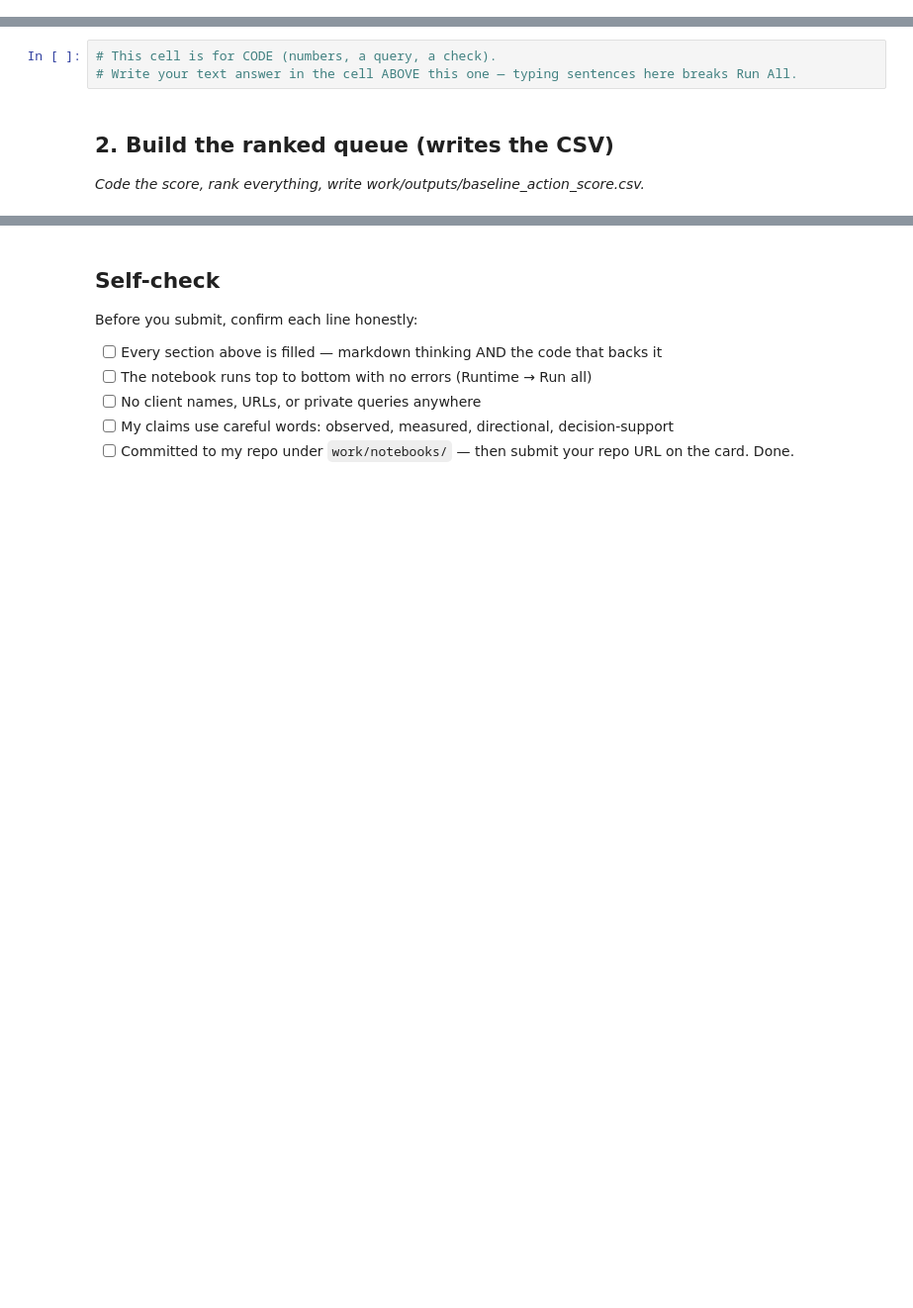
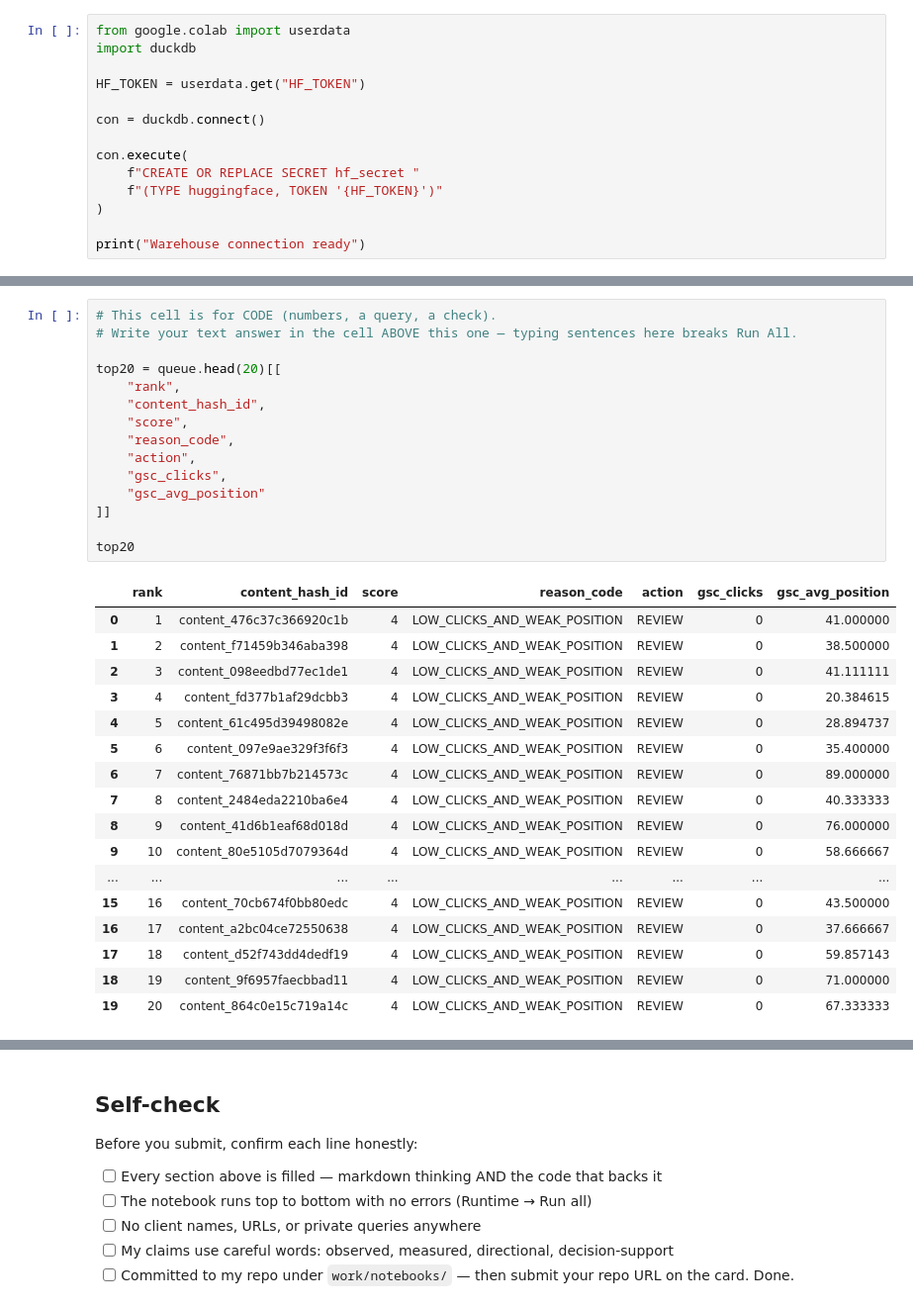
Before and after one commit to Hussainasif11/flyrankinternship, a Jupyter notebook: work/notebooks/w04_baseline_score.ipynb, the cells around one changed output, grey strips where cells are left out. Shown at 99% size. Cells and saved outputs as stored; diff of their text form; blank space fills up the shorter version.

Commit message:
Complete W04 baseline score

```diff
--- a/work/notebooks/w04_baseline_score.ipynb
+++ b/work/notebooks/w04_baseline_score.ipynb
@@ -12,0 +11,14 @@ This skeleton is yours to fill. Work the sections **in order** — each one has
+# %%
+from google.colab import userdata
+import duckdb
+
+HF_TOKEN = userdata.get("HF_TOKEN")
+
+con = duckdb.connect()
+
+con.execute(
+    f"CREATE OR REPLACE SECRET hf_secret "
+    f"(TYPE huggingface, TOKEN '{HF_TOKEN}')"
+)
+
+print("Warehouse connection ready")
@@ -13,7 +246,33 @@ This skeleton is yours to fill. Work the sections **in order** — each one has
 # %%
 # This cell is for CODE (numbers, a query, a check).
 # Write your text answer in the cell ABOVE this one — typing sentences here breaks Run All.
+
+top20 = queue.head(20)[[
+    "rank",
+    "content_hash_id",
+    "score",
+    "reason_code",
+    "action",
+    "gsc_clicks",
+    "gsc_avg_position"
+]]
+
+top20
+# %% [output]
+|  | rank | content_hash_id | score | reason_code | action | gsc_clicks | gsc_avg_position |
+| 0 | 1 | content_476c37c366920c1b | 4 | LOW_CLICKS_AND_WEAK_POSITION | REVIEW | 0 | 41.000000 |
+| 1 | 2 | content_f71459b346aba398 | 4 | LOW_CLICKS_AND_WEAK_POSITION | REVIEW | 0 | 38.500000 |
+| 2 | 3 | content_098eedbd77ec1de1 | 4 | LOW_CLICKS_AND_WEAK_POSITION | REVIEW | 0 | 41.111111 |
+| 3 | 4 | content_fd377b1af29dcbb3 | 4 | LOW_CLICKS_AND_WEAK_POSITION | REVIEW | 0 | 20.384615 |
+| 4 | 5 | content_61c495d39498082e | 4 | LOW_CLICKS_AND_WEAK_POSITION | REVIEW | 0 | 28.894737 |
+| 5 | 6 | content_097e9ae329f3f6f3 | 4 | LOW_CLICKS_AND_WEAK_POSITION | REVIEW | 0 | 35.400000 |
+| 6 | 7 | content_76871bb7b214573c | 4 | LOW_CLICKS_AND_WEAK_POSITION | REVIEW | 0 | 89.000000 |
+| 7 | 8 | content_2484eda2210ba6e4 | 4 | LOW_CLICKS_AND_WEAK_POSITION | REVIEW | 0 | 40.333333 |
+| 8 | 9 | content_41d6b1eaf68d018d | 4 | LOW_CLICKS_AND_WEAK_POSITION | REVIEW | 0 | 76.000000 |
+| 9 | 10 | content_80e5105d7079364d | 4 | LOW_CLICKS_AND_WEAK_POSITION | REVIEW | 0 | 58.666667 |
+| ... | ... | ... | ... | ... | ... | ... | ... |
+| 15 | 16 | content_70cb674f0bb80edc | 4 | LOW_CLICKS_AND_WEAK_POSITION | REVIEW | 0 | 43.500000 |
+| 16 | 17 | content_a2bc04ce72550638 | 4 | LOW_CLICKS_AND_WEAK_POSITION | REVIEW | 0 | 37.666667 |
+| 17 | 18 | content_d52f743dd4dedf19 | 4 | LOW_CLICKS_AND_WEAK_POSITION | REVIEW | 0 | 59.857143 |
+| 18 | 19 | content_9f6957faecbbad11 | 4 | LOW_CLICKS_AND_WEAK_POSITION | REVIEW | 0 | 71.000000 |
+| 19 | 20 | content_864c0e15c719a14c | 4 | LOW_CLICKS_AND_WEAK_POSITION | REVIEW | 0 | 67.333333 |
-# %% [markdown]
-## 2. Build the ranked queue (writes the CSV)
-
-*Code the score, rank everything, write work/outputs/baseline_action_score.csv.*
```
Also changed, not shown: parts of 17 cells of this notebook.
